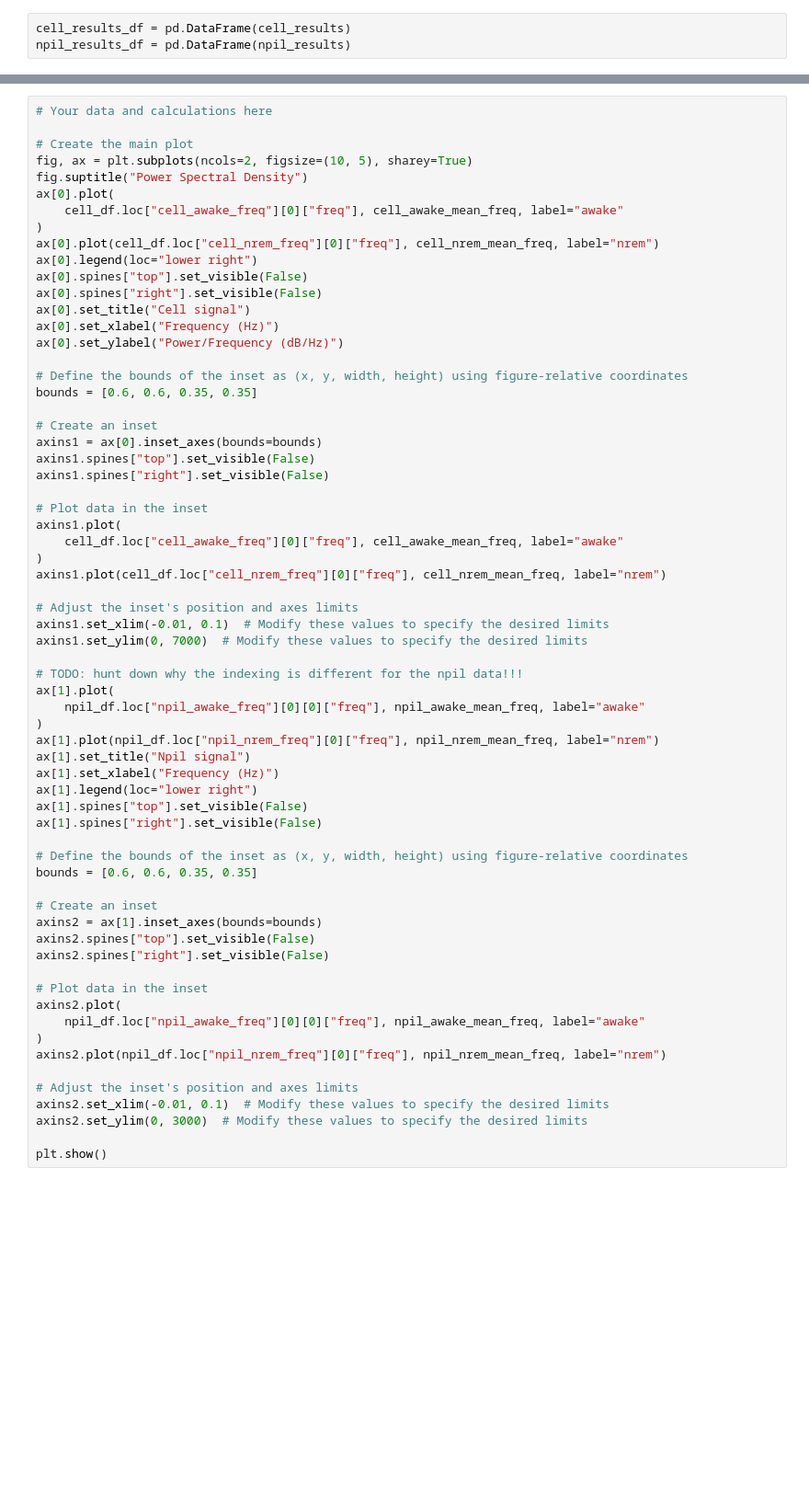
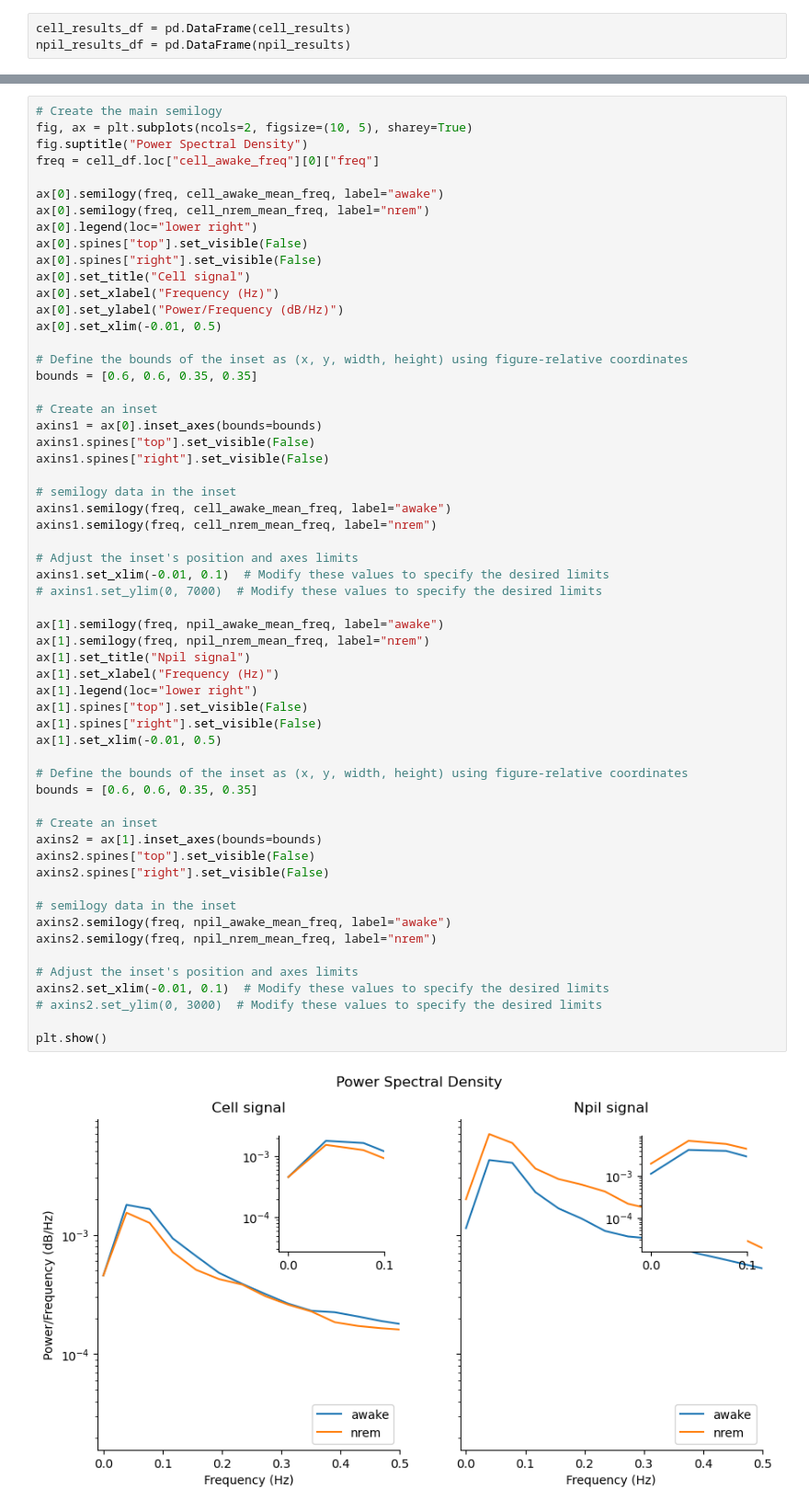
Before and after one commit to JessicaYoujiaLi/sleep, a Jupyter notebook: notebooks/neuropil_analysis/Neuropil_analysis_all_exps.ipynb, the cells around one changed output, grey strips where cells are left out. Shown: that part at 92% size. Drawn from its saved outputs; the diff is of its cells as text; blank space fills up the shorter version.

```diff
--- a/notebooks/neuropil_analysis/Neuropil_analysis_all_exps.ipynb
+++ b/notebooks/neuropil_analysis/Neuropil_analysis_all_exps.ipynb
@@ -270,65 +452,60 @@ npil_df.loc["npil_awake_freq"][0][0]["freq"]
 # %%
-# Your data and calculations here
-
-# Create the main plot
+# Create the main semilogy
 fig, ax = plt.subplots(ncols=2, figsize=(10, 5), sharey=True)
 fig.suptitle("Power Spectral Density")
-ax[0].plot(
-    cell_df.loc["cell_awake_freq"][0]["freq"], cell_awake_mean_freq, label="awake"
-)
-ax[0].plot(cell_df.loc["cell_nrem_freq"][0]["freq"], cell_nrem_mean_freq, label="nrem")
+freq = cell_df.loc["cell_awake_freq"][0]["freq"]
+
+ax[0].semilogy(freq, cell_awake_mean_freq, label="awake")
+ax[0].semilogy(freq, cell_nrem_mean_freq, label="nrem")
 ax[0].legend(loc="lower right")
 ax[0].spines["top"].set_visible(False)
 ax[0].spines["right"].set_visible(False)
 ax[0].set_title("Cell signal")
 ax[0].set_xlabel("Frequency (Hz)")
 ax[0].set_ylabel("Power/Frequency (dB/Hz)")
+ax[0].set_xlim(-0.01, 0.5)
 
 # Define the bounds of the inset as (x, y, width, height) using figure-relative coordinates
 bounds = [0.6, 0.6, 0.35, 0.35]
 
 # Create an inset
 axins1 = ax[0].inset_axes(bounds=bounds)
 axins1.spines["top"].set_visible(False)
 axins1.spines["right"].set_visible(False)
 
-# Plot data in the inset
-axins1.plot(
-    cell_df.loc["cell_awake_freq"][0]["freq"], cell_awake_mean_freq, label="awake"
-)
-axins1.plot(cell_df.loc["cell_nrem_freq"][0]["freq"], cell_nrem_mean_freq, label="nrem")
+# semilogy data in the inset
+axins1.semilogy(freq, cell_awake_mean_freq, label="awake")
+axins1.semilogy(freq, cell_nrem_mean_freq, label="nrem")
 
 # Adjust the inset's position and axes limits
 axins1.set_xlim(-0.01, 0.1)  # Modify these values to specify the desired limits
-axins1.set_ylim(0, 7000)  # Modify these values to specify the desired limits
+# axins1.set_ylim(0, 7000)  # Modify these values to specify the desired limits
 
-# TODO: hunt down why the indexing is different for the npil data!!!
-ax[1].plot(
-    npil_df.loc["npil_awake_freq"][0][0]["freq"], npil_awake_mean_freq, label="awake"
-)
-ax[1].plot(npil_df.loc["npil_nrem_freq"][0]["freq"], npil_nrem_mean_freq, label="nrem")
+ax[1].semilogy(freq, npil_awake_mean_freq, label="awake")
+ax[1].semilogy(freq, npil_nrem_mean_freq, label="nrem")
 ax[1].set_title("Npil signal")
 ax[1].set_xlabel("Frequency (Hz)")
 ax[1].legend(loc="lower right")
 ax[1].spines["top"].set_visible(False)
 ax[1].spines["right"].set_visible(False)
+ax[1].set_xlim(-0.01, 0.5)
 
 # Define the bounds of the inset as (x, y, width, height) using figure-relative coordinates
 bounds = [0.6, 0.6, 0.35, 0.35]
 
 # Create an inset
 axins2 = ax[1].inset_axes(bounds=bounds)
 axins2.spines["top"].set_visible(False)
 axins2.spines["right"].set_visible(False)
 
-# Plot data in the inset
-axins2.plot(
-    npil_df.loc["npil_awake_freq"][0][0]["freq"], npil_awake_mean_freq, label="awake"
-)
-axins2.plot(npil_df.loc["npil_nrem_freq"][0]["freq"], npil_nrem_mean_freq, label="nrem")
+# semilogy data in the inset
+axins2.semilogy(freq, npil_awake_mean_freq, label="awake")
+axins2.semilogy(freq, npil_nrem_mean_freq, label="nrem")
 
 # Adjust the inset's position and axes limits
 axins2.set_xlim(-0.01, 0.1)  # Modify these values to specify the desired limits
-axins2.set_ylim(0, 3000)  # Modify these values to specify the desired limits
+# axins2.set_ylim(0, 3000)  # Modify these values to specify the desired limits
 
 plt.show()
+# %% [output]
+[figure, added]
```
Also changed, not shown: parts of 17 cells of this notebook, 4 other files.
